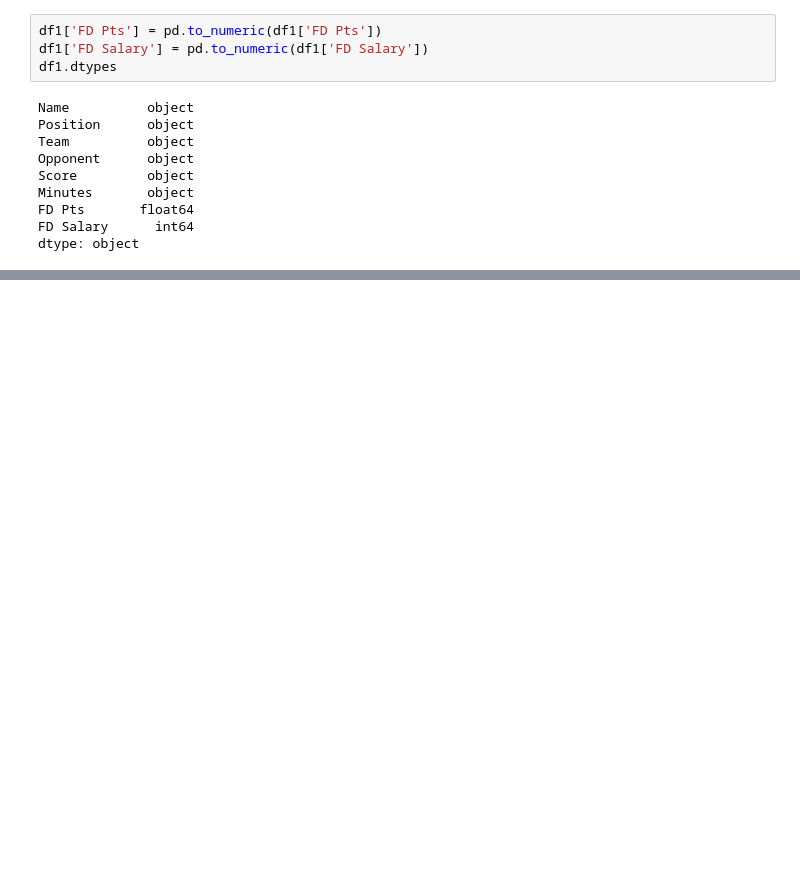
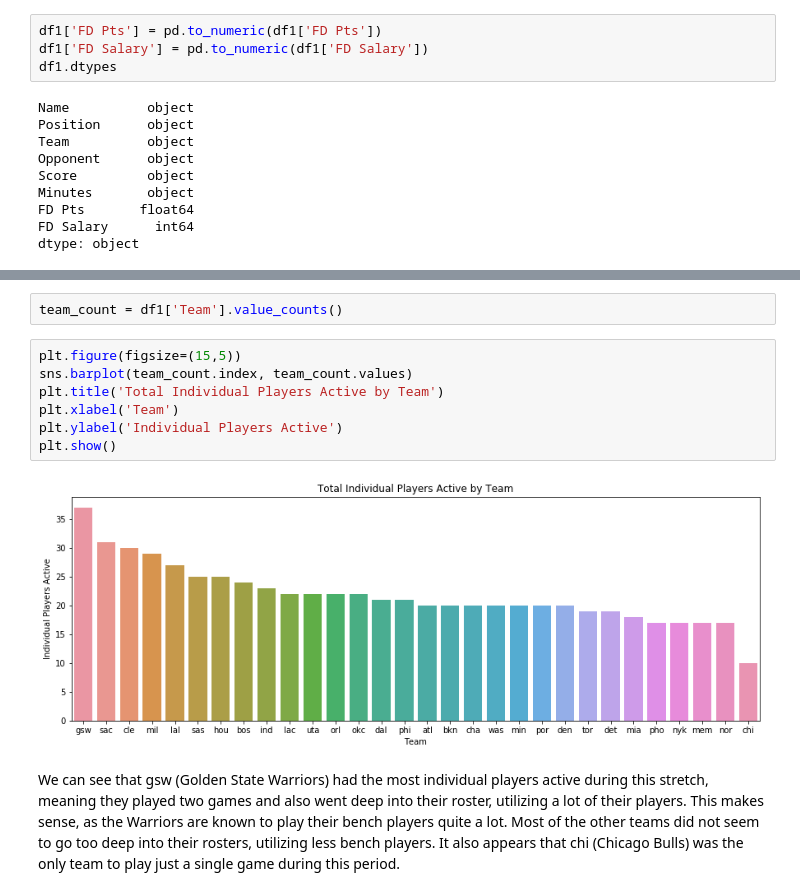
Before and after one commit to rakeshbhatia/thinkful, a Jupyter notebook: 5.2.4 APIs.ipynb, the cells around one changed output, grey strips where cells are left out. Cells and saved outputs as stored; diff of their text form; blank space fills up the shorter version.

```diff
--- a/5.2.4 APIs.ipynb
+++ b/5.2.4 APIs.ipynb
@@ -746,0 +778,13 @@ plt.show()
+# %%
+team_count = df1['Team'].value_counts()
+# %%
+plt.figure(figsize=(15,5))
+sns.barplot(team_count.index, team_count.values)
+plt.title('Total Individual Players Active by Team')
+plt.xlabel('Team')
+plt.ylabel('Individual Players Active')
+plt.show()
+# %% [output]
+[figure, added]
+# %% [markdown]
+We can see that gsw (Golden State Warriors) had the most individual players active during this stretch, meaning they played two games and also went deep into their roster, utilizing a lot of their players. This makes sense, as the Warriors are known to play their bench players quite a lot. Most of the other teams did not seem to go too deep into their rosters, utilizing less bench players. It also appears that chi (Chicago Bulls) was the only team to play just a single game during this period.
```
Also changed, not shown: parts of 20 cells of this notebook.
